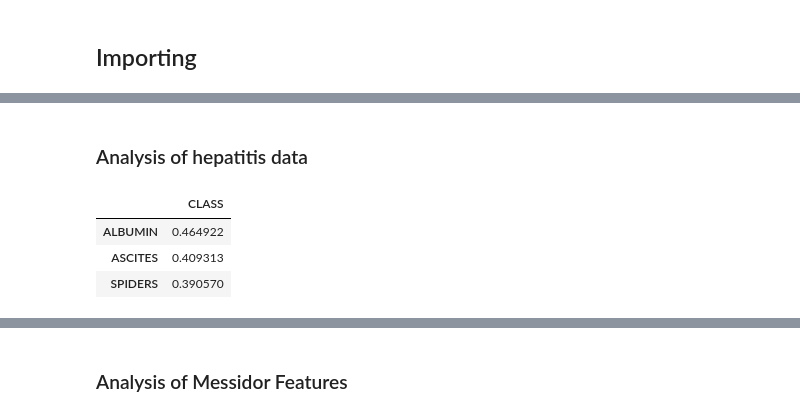
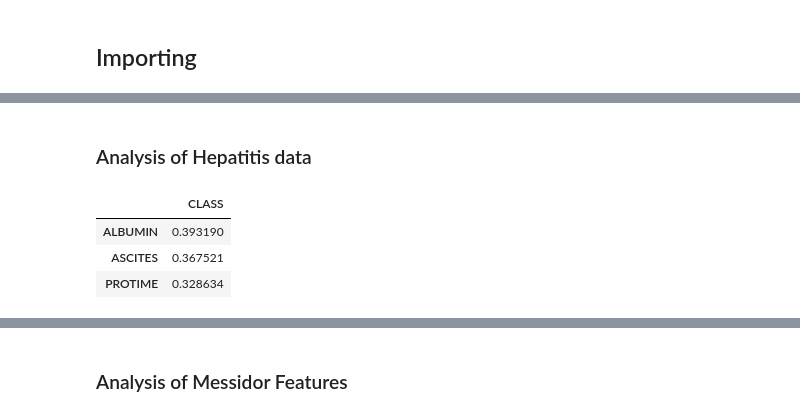
Before and after one commit to faithrts/ML-Intro, a Jupyter notebook: A1_Draft.ipynb, the cells around one changed output, grey strips where cells are left out. Cells and saved outputs as stored; diff of their text form; code cells hidden in the pictures.

```diff
--- a/A1_Draft.ipynb
+++ b/A1_Draft.ipynb
@@ -57,8 +91,11 @@ messidor_features.a 100%[===================>] 114.48K  --.-KB/s    in 0.1s
 # %%
-### computing zcore to remove outlier data
-
+### computes zcore to remove outlier data
 def remove_outliers(df):
   abs_z_scores = np.abs(df.apply(zscore))
-  filtered_df = (abs_z_scores < 3).all(axis = 1)
-  return df[filtered_df]
+
+  # a boolean array that returns True at index i if the row
+  # i in df does not contain any values with a zscore greater
+  # than 3
+  instance_bool_arr = (abs_z_scores < 3).all(axis = 1)
+  return df[instance_bool_arr]
 # %%
@@ -150,0 +373,16 @@ hep_df = remove_outliers(hep_df)
+# %%
+### cleaning hepatitis dataframe
+
+# moves the target "CLASS" column to the end of the dataframe
+class_col = hep_df.pop('CLASS')
+hep_df['CLASS'] = class_col
+
+# saves a copy of the dataframe cleaned through imputation
+hep_imp_df = imputation(hep_df, bool_col, non_bool_col)
+
+# removes all rows with ?
+hep_df = hep_df[~hep_df.eq('?').any(axis=1)].astype('float')
+
+# maps all 1.0 values to 0 and all 2.0 values to 1
+for col in bool_col:
+  hep_df[col] = hep_df[col].replace({1.0:0, 2.0:1}).astype('int')
@@ -167,25 +450,26 @@ hep_df
 # %% [markdown]
-### Analysis of hepatitis data
+### Analysis of Hepatitis data
 # %%
 ### finding the most correlated features with CLASS column (target)
 
 # creates correlation dataframe
 correlation_df = hep_df.corr()
 
-# removes the first row of the correlation dataframe
-class_correlation = (correlation_df).iloc[1:, 0:1]
+# isolates for the CLASS column of the correlation dataframe and removes
+# the CLASS row
+class_correlation = (correlation_df).iloc[:-1, -1:]
 
 # finds the 3 largest values (the 3 features most positively
 # correlated with CLASS)
 pos_correlation = class_correlation.nlargest(3, 'CLASS')
 
 # show the 3 features most positively correlated with target labels
 pos_correlation.head()
 # %% [output]
 |  | CLASS |
-| ALBUMIN | 0.464922 |
-| ASCITES | 0.409313 |
-| SPIDERS | 0.390570 |
+| ALBUMIN | 0.393190 |
+| ASCITES | 0.367521 |
+| PROTIME | 0.328634 |
 # %%
 # finds the 3 smallest values (the 3 features most negatively
 # correlated with CLASS)
```
Also changed, not shown: parts of 114 cells of this notebook.
